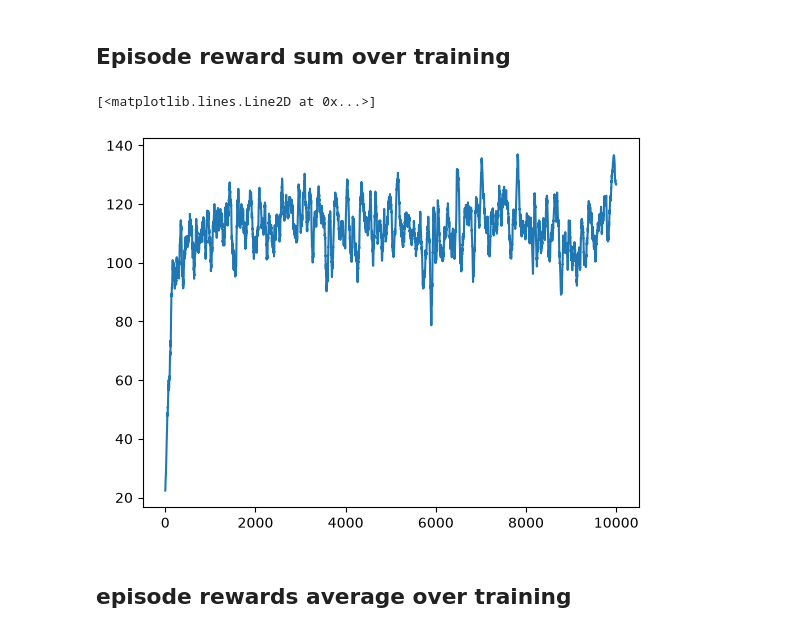
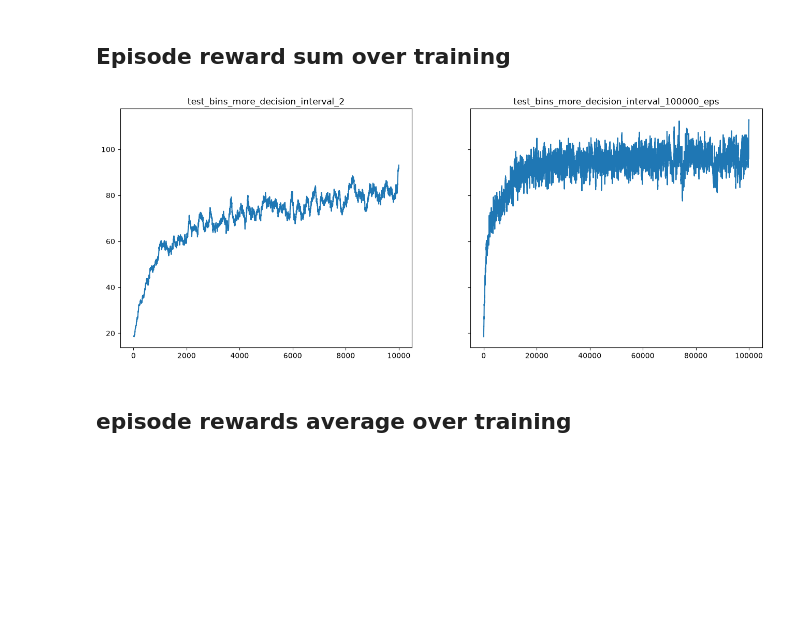
Before and after one commit to TimoJammes/CartPoleRL, a Jupyter notebook: notebooks/run_analysis.ipynb, the cells around one changed output. Drawn from its saved outputs; the diff is of its cells as text; code cells hidden in the pictures; blank space fills up the shorter version.

Commit message:
add comparison run

```diff
--- a/notebooks/run_analysis.ipynb
+++ b/notebooks/run_analysis.ipynb
@@ -18,7 +25,6 @@ stats_path = run_path / "stats.json"
 with open(stats_path) as f:
     stats = json.load(f)
 
-n_episodes = stats["n_episodes"]
-episode_stats = stats["episode_stats"]
-
-rewards = [ep["rewards"] for ep in episode_stats]
+if comparison_run_name is not None:
+    with open(comparison_stats_path) as f:
+        comparison_stats = json.load(f)
@@ -47,9 +123,11 @@ ax.legend()
 # %% [markdown]
 ## reward over episode steps over episodes (dynamic)
 # %%
+if rewards is not None:
 
+    x_max = max([ep["steps"] for ep in episode_stats])
 
-x_max = max([ep["steps"] for ep in episode_stats])
-
-rewards_padded = [r + [None] * (x_max - len(r)) for r in rewards]
-x = list(range(1, x_max+1))
+    rewards_padded = [r + [None] * (x_max - len(r)) for r in rewards]
+    x = list(range(1, x_max+1))
+else:
+    print("Skipped: episode: rewards per step per episode unsaved (--only-sums)")
@@ -135,20 +223,33 @@ plt.plot(roll_last_rewards)
 # %% [markdown]
 ## Episode reward sum over training
 # %%
-episode_rewards_sum = [sum(reward) for reward in rewards]
-
-
-window_width =  51
+window_width =  101
 pad = window_width //2
 
-episode_rewards_sum_p = np.pad(episode_rewards_sum, pad, mode="edge")
-roll_rewards_sum = sliding_window_view(episode_rewards_sum_p, window_width).mean(axis=1)
+rewards_sum_per_episode_p = np.pad(rewards_sum_per_episode, pad, mode="edge")
+roll_rewards_sum = sliding_window_view(rewards_sum_per_episode_p, window_width).mean(axis=1)
 
-plt.plot(roll_rewards_sum)
+if comparison_run_name is None:
+    plt.plot(roll_rewards_sum)
+
+else:
+
+    comparison_window_width =  window_width
+    comparison_pad = comparison_window_width //2
+
+    comparison_rewards_sum_per_episode_p = np.pad(comparison_rewards_sum_per_episode, comparison_pad, mode="edge")
+    comparison_roll_rewards_sum = sliding_window_view(comparison_rewards_sum_per_episode_p, comparison_window_width).mean(axis=1)
+
+    fig, ax = plt.subplots(ncols=2, figsize=(16, 6), sharey=True)
+
+    ax[0].plot(roll_rewards_sum)
+    ax[0].set_title(f"{run_name}")
+    ax[1].plot(comparison_roll_rewards_sum)
+    ax[1].set_title(f"{comparison_run_name}")
+
 # plt.plot(episode_rewards_sum)
 # %% [output]
-[<matplotlib.lines.Line2D at 0x...>]
-[figure, old version]
+[figure, new version]
 # %% [markdown]
 ## episode rewards average over training
 # %%
```
Also changed, not shown: parts of 11 cells of this notebook.
